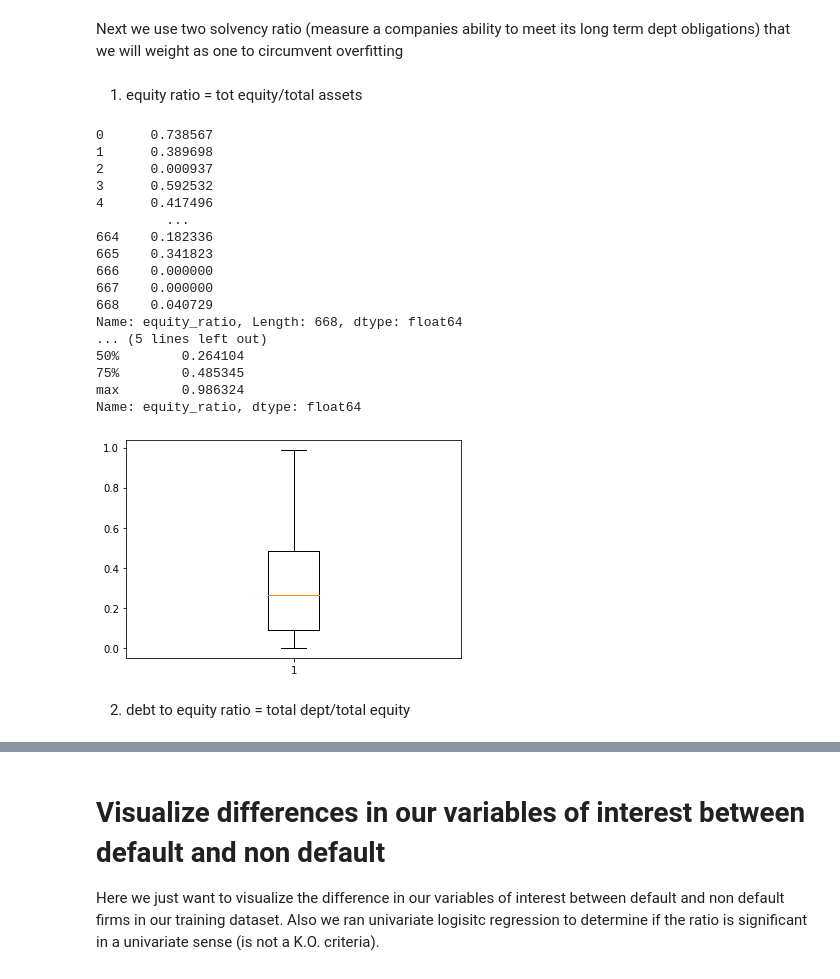
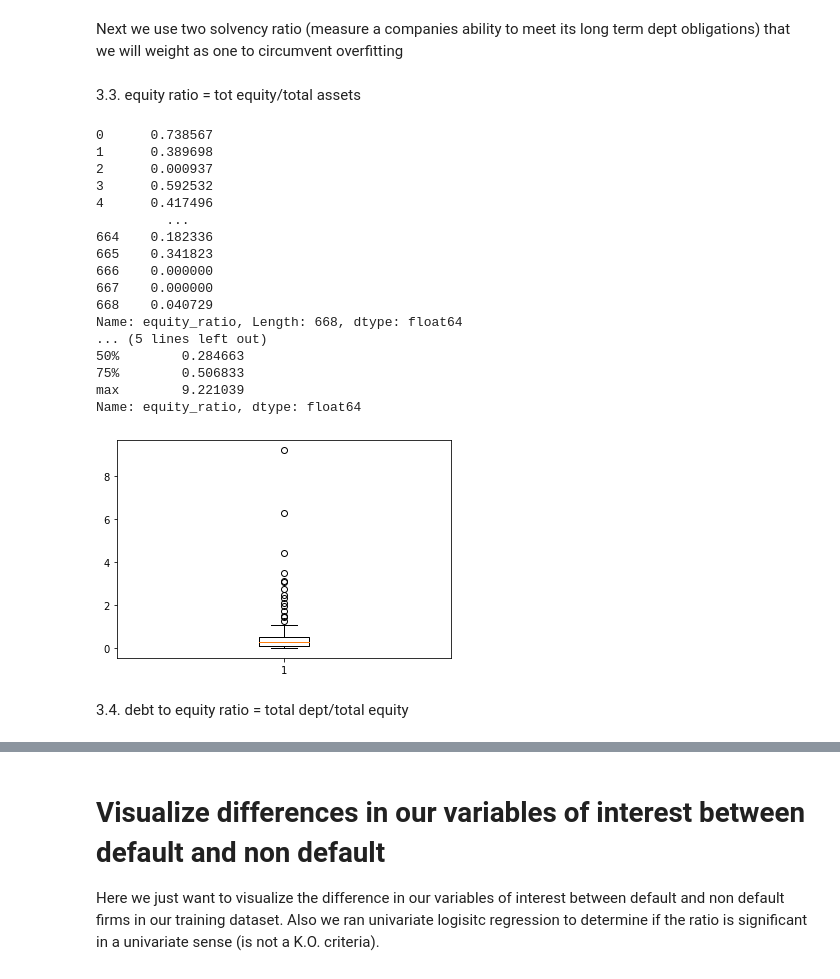
Before and after one commit to danIBK/SE_Risk_Management, a Jupyter notebook: Hello World.ipynb, the cells around one changed output, grey strips where cells are left out. Cells and saved outputs as stored; diff of their text form; code cells hidden in the pictures.

```diff
--- a/Hello World.ipynb
+++ b/Hello World.ipynb
@@ -436,7 +441,3 @@ plt.boxplot(df_train.ebit)
 plt.show()
 # %% [output]
 [figure]
-# %%
-df_train['cash'] = df_train.cash
-plt.boxplot(df_train.cash)
-plt.show()
@@ -444,0 +444,11 @@ plt.show()
+# %%
+print(df_train['cash'].describe())
+#np.quantile(df_train['cash'].dropna(),.5)
+print(df_train['cash'].isnull().sum())
+
+df_train.loc[df_train['cash'].isnull(), 'cash'] = np.quantile(df_train['cash'].dropna(),.5)
+print(df_train['cash'].value_counts()) #46 nulls
+print(df_train['cash'].describe())
+
+# plt.boxplot(df_train['cash'])
+# plt.show()
@@ -493,9 +521,9 @@ We use two liquidity ratios (measure a companies ability to meet its short term
 #create a column with total liabilities
 df_train['total_liabilities'] = df_train['total_liabilities_st'] + df_train['total_liabilities_mt'] + df_train['total_liabilities_lt']
 
-tr = df_train
-tr['wc_ratio'] = tr['current_assets']/tr['total_liabilities_st']
-plt.boxplot(tr.wc_ratio)
-#plt.boxplot(np.log(tr.wc_ratio))
+df_train['wc_ratio'] = df_train['current_assets']/df_train['total_liabilities_st']
+print(df_train.wc_ratio)
+print(df_train.wc_ratio.describe())
+plt.boxplot(df_train.wc_ratio)
 plt.show()
 # %% [output]
@@ -505,42 +550,42 @@ plt.show()
 # %%
-cf_pos = np.where(tr['cf_operating'] > 1, tr['cf_operating'], 0)
-cf_neg = np.where(tr['cf_operating'] < -1, tr['cf_operating'], 0)
-ocf = tr['cf_operating']/tr['total_liabilities_st']
+cf_pos = np.where(df_train['cf_operating'] > 1, df_train['cf_operating'], 0)
+cf_neg = np.where(df_train['cf_operating'] < -1, df_train['cf_operating'], 0)
+ocf = df_train['cf_operating']/df_train['total_liabilities_st']
 # winsorize ocf
-tr['ocf_ratio'] = sci.stats.mstats.winsorize(ocf, limits =[0.01, 0.015])
-plt.boxplot(tr.ocf_ratio)
+df_train['ocf_ratio'] = sci.stats.mstats.winsorize(ocf, limits =[0.01, 0.015])
+plt.boxplot(df_train.ocf_ratio)
 plt.show()
 # %% [output]
 [figure]
 # %% [markdown]
 Next we use two solvency ratio (measure a companies ability to meet its long term dept obligations) that we will weight as one to circumvent overfitting
 # %% [markdown]
-1. equity ratio = tot equity/total assets
+3.3. equity ratio = tot equity/total assets
 # %%
-tr['equity_ratio'] = np.where(tr['total_equity'] > 1, tr['total_equity']/tr['total_assets'], 0)
-print(tr.equity_ratio)
-print(tr.equity_ratio.describe())
-plt.boxplot(tr.equity_ratio)
+df_train['equity_ratio'] = np.where(df_train['total_equity'] > 1, df_train['total_equity']/df_train['total_assets'], 0)
+print(df_train.equity_ratio)
+print(df_train.equity_ratio.describe())
+plt.boxplot(df_train.equity_ratio)
 plt.show()
 # %% [output]
 0      0.738567
 1      0.389698
 2      0.000937
 3      0.592532
 4      0.417496
          ...
 664    0.182336
 665    0.341823
 666    0.000000
 667    0.000000
 668    0.040729
 Name: equity_ratio, Length: 668, dtype: float64
 ... (5 lines left out)
-50%        0.264104
-75%        0.485345
-max        0.986324
+50%        0.284663
+75%        0.506833
+max        9.221039
 Name: equity_ratio, dtype: float64
-[figure, old version]
+[figure, new version]
 # %% [markdown]
-2. debt to equity ratio = total dept/total equity
+3.4. debt to equity ratio = total dept/total equity
 # %%
```
Also changed, not shown: parts of 25 cells of this notebook.
